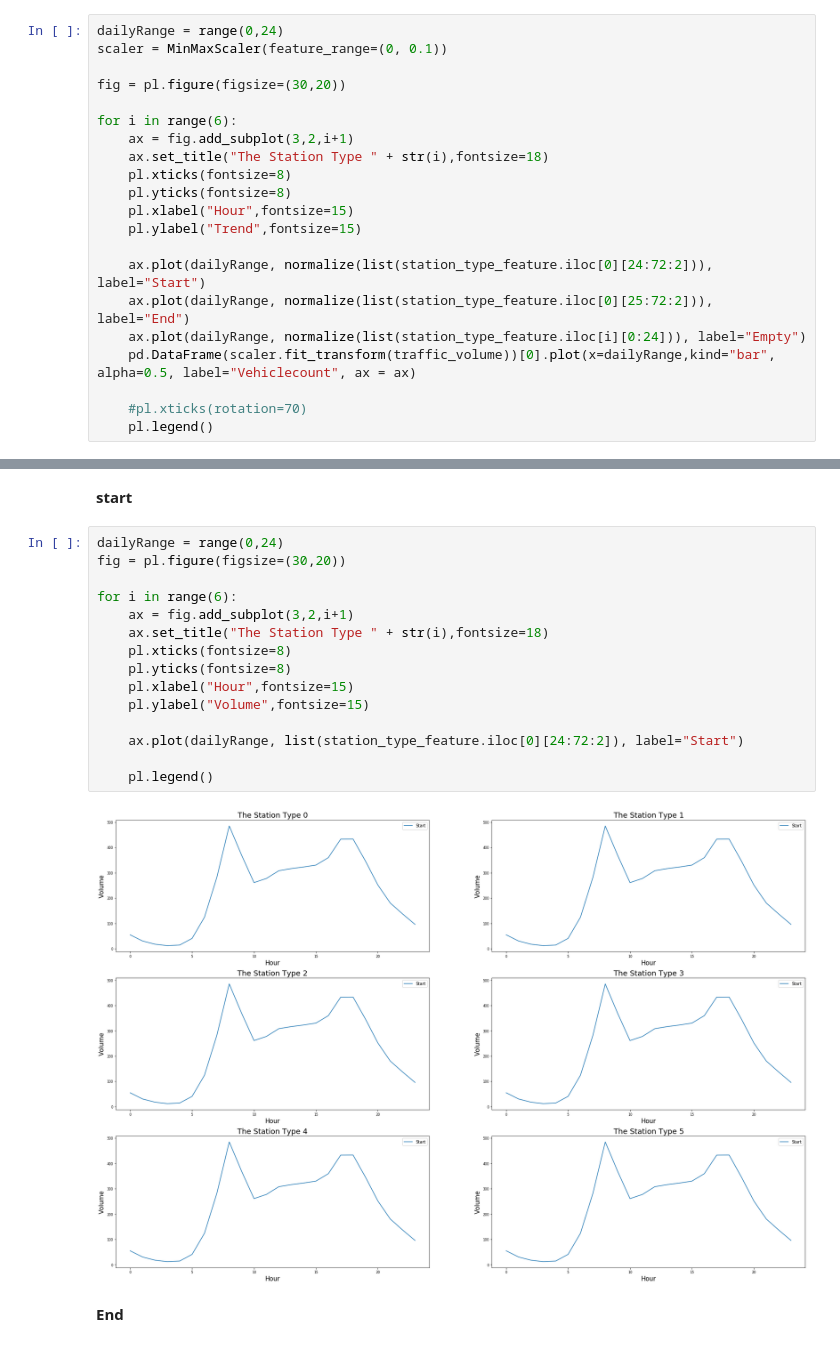
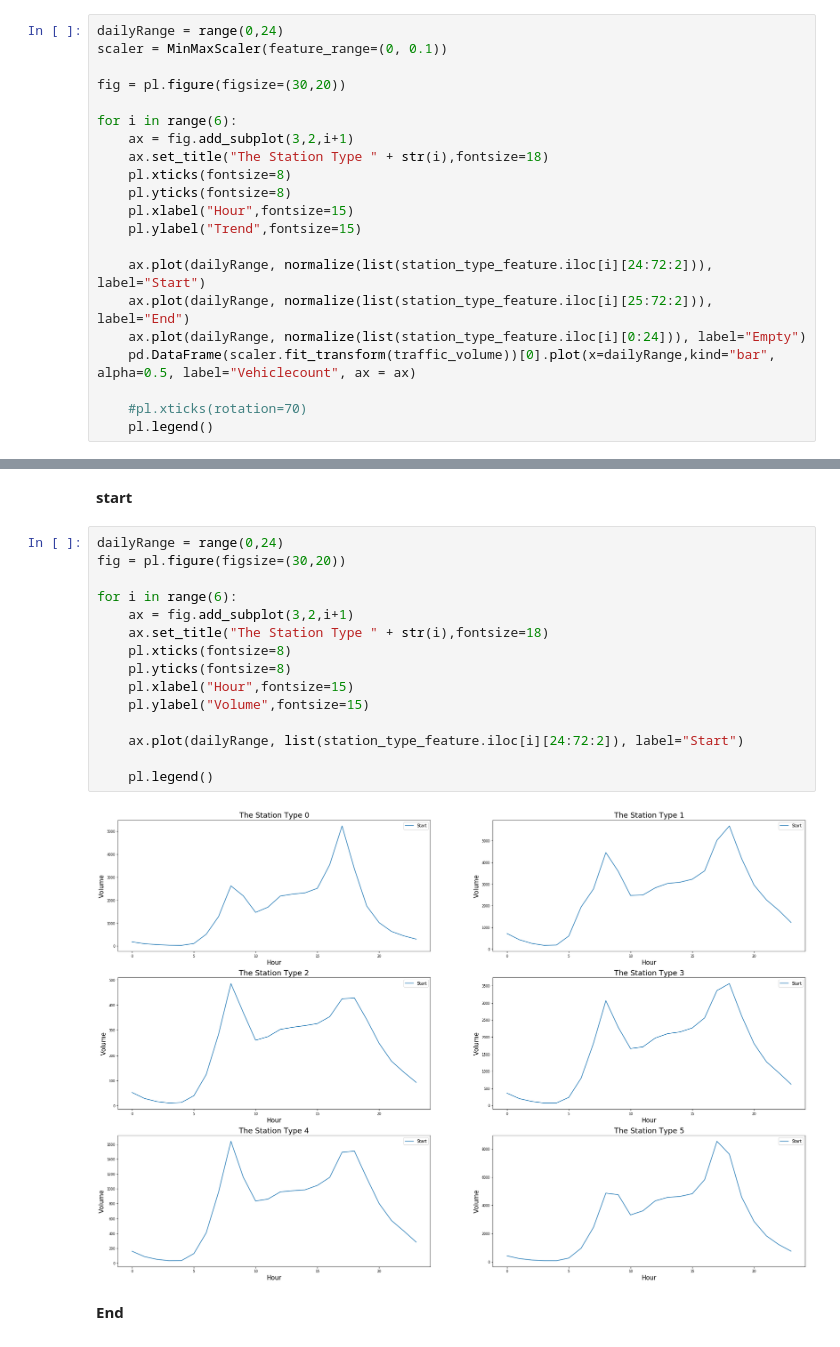
Before and after one commit to Sherryairui/CitiBike_Docker_Analysis, a Jupyter notebook: Docker_Type_Viz.ipynb, the cells around one changed output, grey strips where cells are left out. Saved outputs shown, nothing was run; the diff lists cells and outputs as text.

```diff
--- a/Docker_Type_Viz.ipynb
+++ b/Docker_Type_Viz.ipynb
@@ -48,8 +48,8 @@ for i in range(6):
     pl.xlabel("Hour",fontsize=15)
     pl.ylabel("Trend",fontsize=15)
 
-    ax.plot(dailyRange, normalize(list(station_type_feature.iloc[0][24:72:2])), label="Start")
-    ax.plot(dailyRange, normalize(list(station_type_feature.iloc[0][25:72:2])), label="End")
+    ax.plot(dailyRange, normalize(list(station_type_feature.iloc[i][24:72:2])), label="Start")
+    ax.plot(dailyRange, normalize(list(station_type_feature.iloc[i][25:72:2])), label="End")
     ax.plot(dailyRange, normalize(list(station_type_feature.iloc[i][0:24])), label="Empty")
     pd.DataFrame(scaler.fit_transform(traffic_volume))[0].plot(x=dailyRange,kind="bar", alpha=0.5, label="Vehiclecount", ax = ax)
 
@@ -83,20 +83,20 @@ pl.legend()
 # %%
 dailyRange = range(0,24)
 fig = pl.figure(figsize=(30,20))
 
 for i in range(6):
     ax = fig.add_subplot(3,2,i+1)
     ax.set_title("The Station Type " + str(i),fontsize=18)
     pl.xticks(fontsize=8)
     pl.yticks(fontsize=8)
     pl.xlabel("Hour",fontsize=15)
     pl.ylabel("Volume",fontsize=15)
 
-    ax.plot(dailyRange, list(station_type_feature.iloc[0][24:72:2]), label="Start")
+    ax.plot(dailyRange, list(station_type_feature.iloc[i][24:72:2]), label="Start")
 
     pl.legend()
 # %% [output]
-[figure, old version]
+[figure, new version]
 # %% [markdown]
 **End**
 # %%
```
Also changed, not shown: parts of 4 cells of this notebook, 1 other file.
